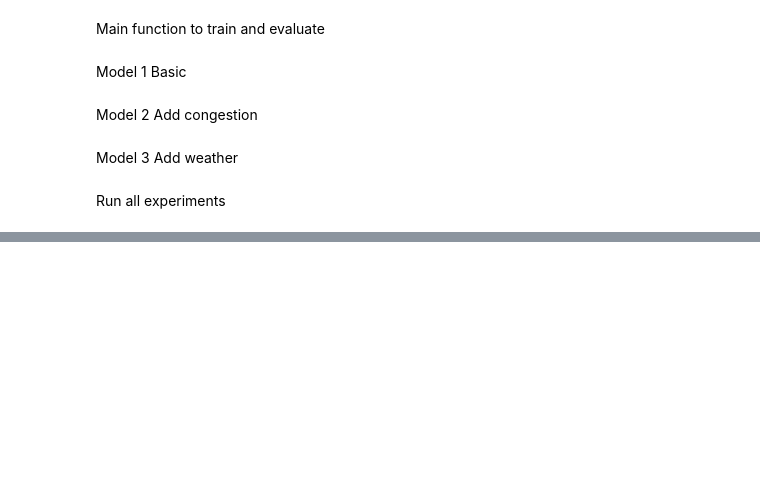
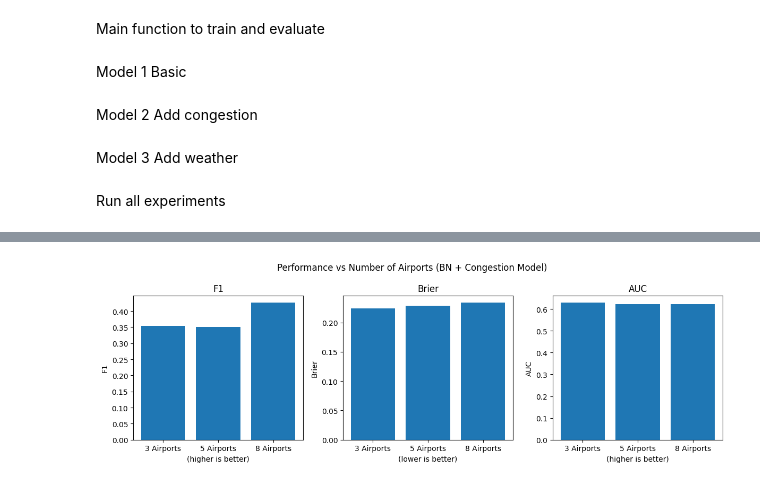
Before and after one commit to jkhlin/flight-delay, a Jupyter notebook: flight_delay.ipynb, the cells around one changed output, grey strips where cells are left out. Saved outputs shown, nothing was run; the diff lists cells and outputs as text; code cells hidden in the pictures; blank space fills up the shorter version.

```diff
--- a/flight_delay.ipynb
+++ b/flight_delay.ipynb
@@ -366,0 +392,16 @@ plt.show()
+# %%
+fig, axes = plt.subplots(1, 3, figsize=(12, 4))
+
+for ax, metric in zip(axes, ["F1", "Brier", "AUC"]):
+    ax.bar(size_df["Model"], size_df[metric])
+    ax.set_title(metric)
+    ax.set_ylabel(metric)
+    better = "higher" if metric != "Brier" else "lower"
+    ax.set_xlabel(f"({better} is better)")
+
+plt.suptitle("Performance vs Number of Airports (BN + Congestion Model)")
+plt.tight_layout()
+plt.savefig("outputs/airport_size_experiment.png")
+plt.show()
+# %% [output]
+[figure, added]
```
Also changed, not shown: parts of 7 cells of this notebook, 4 other files.
